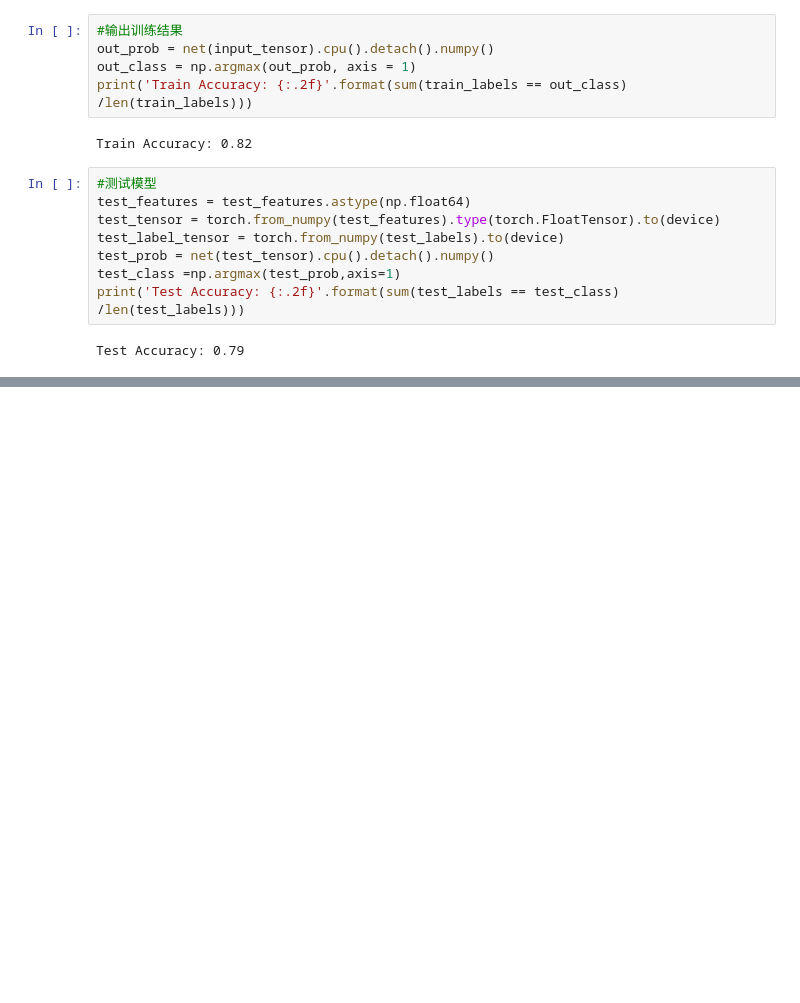
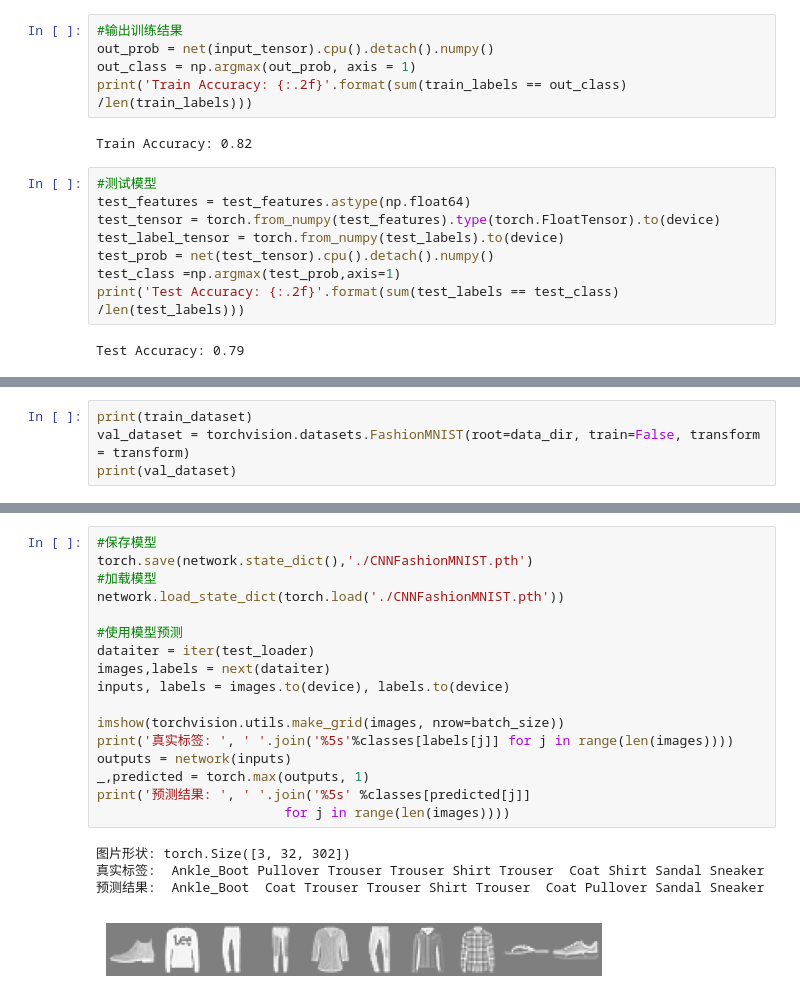
Before and after one commit to Sophia0830BNU/DeepLearning, a Jupyter notebook: pytorch.ipynb, the cells around one changed output, grey strips where cells are left out. Cells and saved outputs as stored; diff of their text form; blank space fills up the shorter version.

```diff
--- a/pytorch.ipynb
+++ b/pytorch.ipynb
@@ -655,0 +681,4 @@ Test Accuracy: 0.79
+# %%
+print(train_dataset)
+val_dataset = torchvision.datasets.FashionMNIST(root=data_dir, train=False, transform = transform)
+print(val_dataset)
@@ -655,0 +838,22 @@ Test Accuracy: 0.79
+# %%
+#保存模型
+torch.save(network.state_dict(),'./CNNFashionMNIST.pth')
+#加载模型
+network.load_state_dict(torch.load('./CNNFashionMNIST.pth'))
+
+#使用模型预测
+dataiter = iter(test_loader)
+images,labels = next(dataiter)
+inputs, labels = images.to(device), labels.to(device)
+
+imshow(torchvision.utils.make_grid(images, nrow=batch_size))
+print('真实标签: ', ' '.join('%5s'%classes[labels[j]] for j in range(len(images))))
+outputs = network(inputs)
+_,predicted = torch.max(outputs, 1)
+print('预测结果: ', ' '.join('%5s' %classes[predicted[j]]
+                        for j in range(len(images))))
+# %% [output]
+图片形状: torch.Size([3, 32, 302])
+真实标签:  Ankle_Boot Pullover Trouser Trouser Shirt Trouser  Coat Shirt Sandal Sneaker
+预测结果:  Ankle_Boot  Coat Trouser Trouser Shirt Trouser  Coat Pullover Sandal Sneaker
+[figure, added]
```
Also changed, not shown: parts of 15 cells of this notebook.
